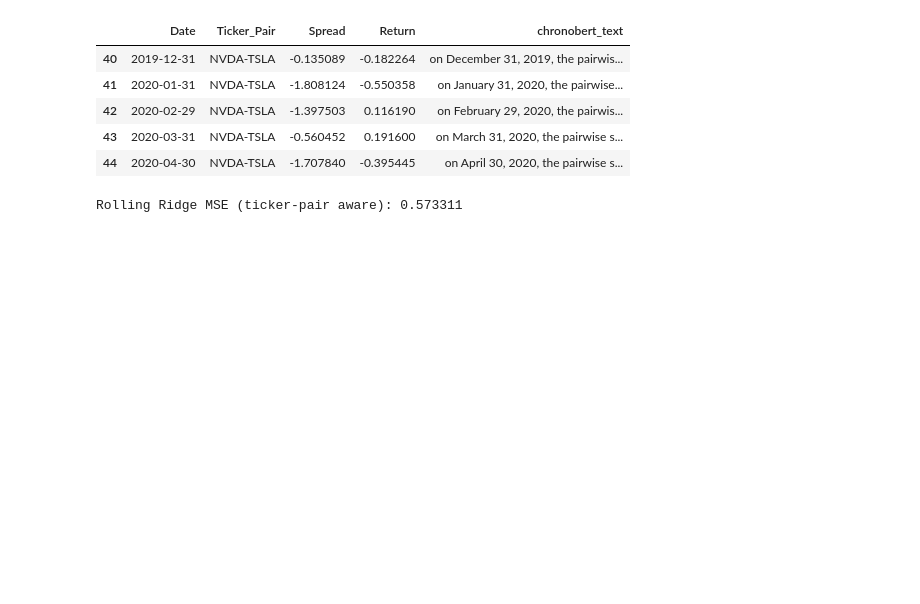
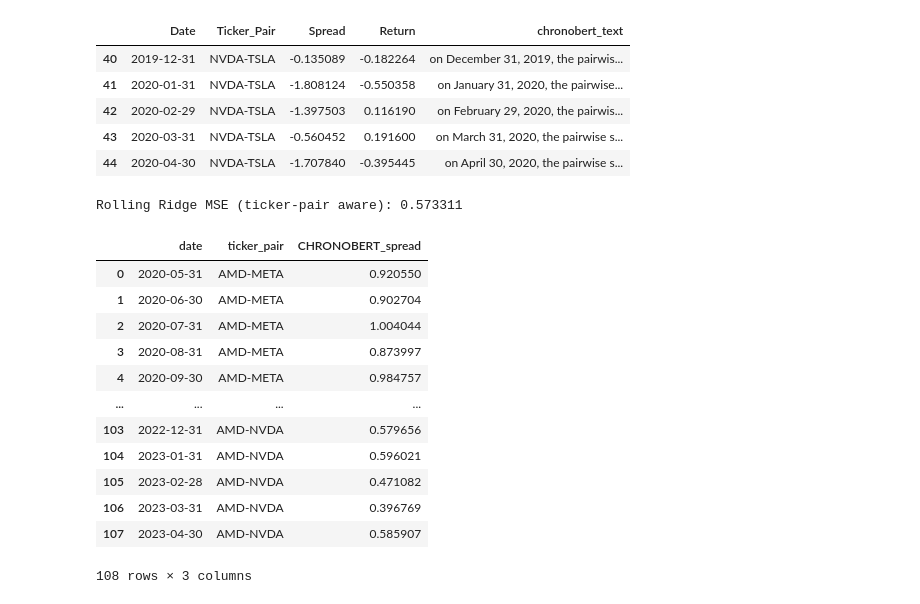
Before and after one commit to chackett24/CHRONO_pairs, a Jupyter notebook: chronobert.ipynb, the cells around one changed output. Drawn from its saved outputs; the diff is of its cells as text; code cells hidden in the pictures; blank space fills up the shorter version.

```diff
--- a/chronobert.ipynb
+++ b/chronobert.ipynb
@@ -128,6 +130,8 @@ print(f"Rolling Ridge MSE (ticker-pair aware): {mse:.6f}")
 # %% [output]
 Rolling Ridge MSE (ticker-pair aware): 0.573311
 # %%
+import calendar
+
 def predict_future_spreads(df, ticker_pair, steps=12, time_unit="day"):
     last_date = pd.to_datetime(df["Date"]).max()
     future_preds = []
@@ -162,7 +166,7 @@ def predict_future_spreads(df, ticker_pair, steps=12, time_unit="day"):
         future_preds.append({
             "date": future_date.strftime("%Y-%m-%d"),
             "ticker_pair": ticker_pair,
-            "predicted_spread": predicted_spread
+            "CHRONOBERT_spread": predicted_spread
         })
 
     return pd.DataFrame(future_preds)
@@ -175,4 +179,20 @@ future_all = pd.concat(
     ignore_index=True
 )
 # %%
-future_all.to_csv("outputs/merged_future_spreads.csv", index=False)
+
+future_all.to_csv("outputs/CHRONOBERT_spreads.csv", index=False)
+future_all
+# %% [output]
+|  | date | ticker_pair | CHRONOBERT_spread |
+| 0 | 2020-05-31 | AMD-META | 0.920550 |
+| 1 | 2020-06-30 | AMD-META | 0.902704 |
+| 2 | 2020-07-31 | AMD-META | 1.004044 |
+| 3 | 2020-08-31 | AMD-META | 0.873997 |
+| 4 | 2020-09-30 | AMD-META | 0.984757 |
+| ... | ... | ... | ... |
+| 103 | 2022-12-31 | AMD-NVDA | 0.579656 |
+| 104 | 2023-01-31 | AMD-NVDA | 0.596021 |
+| 105 | 2023-02-28 | AMD-NVDA | 0.471082 |
+| 106 | 2023-03-31 | AMD-NVDA | 0.396769 |
+| 107 | 2023-04-30 | AMD-NVDA | 0.585907 |
+108 rows × 3 columns
```
Also changed, not shown: parts of 1 cell of this notebook.
